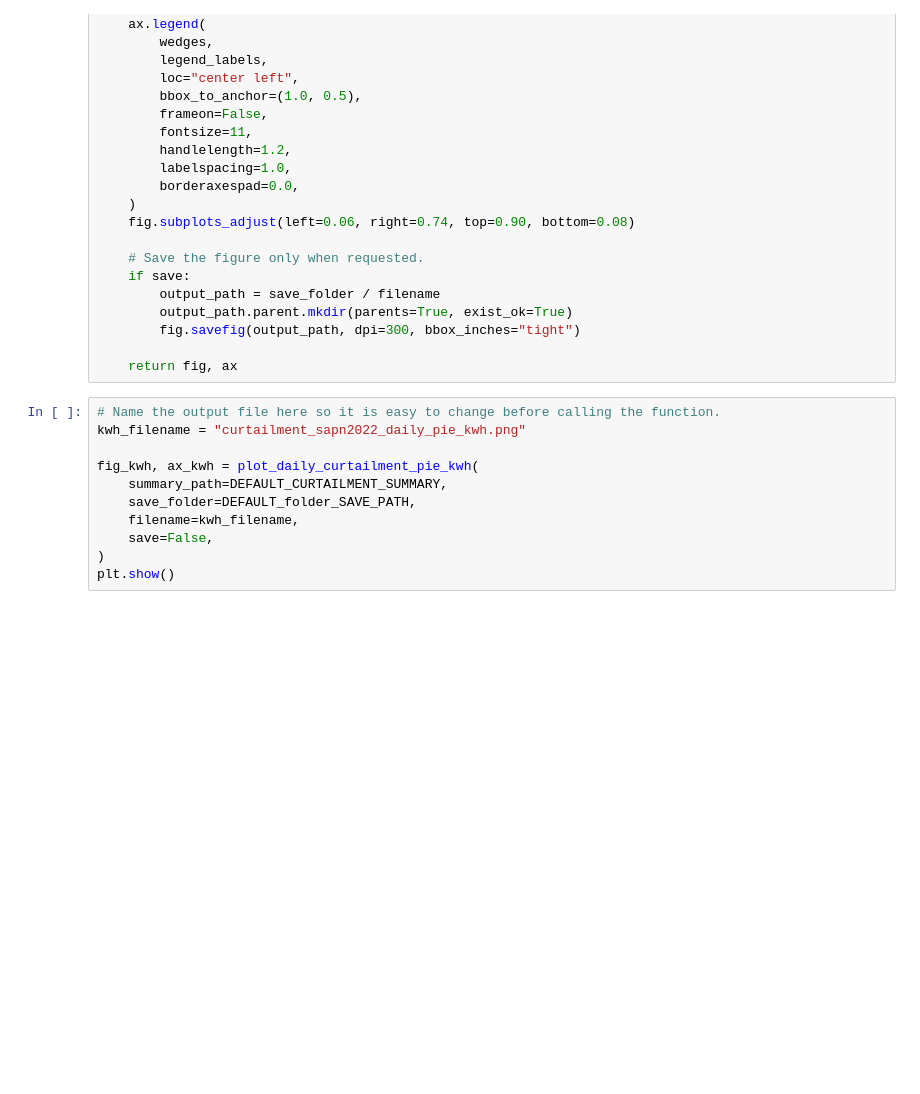
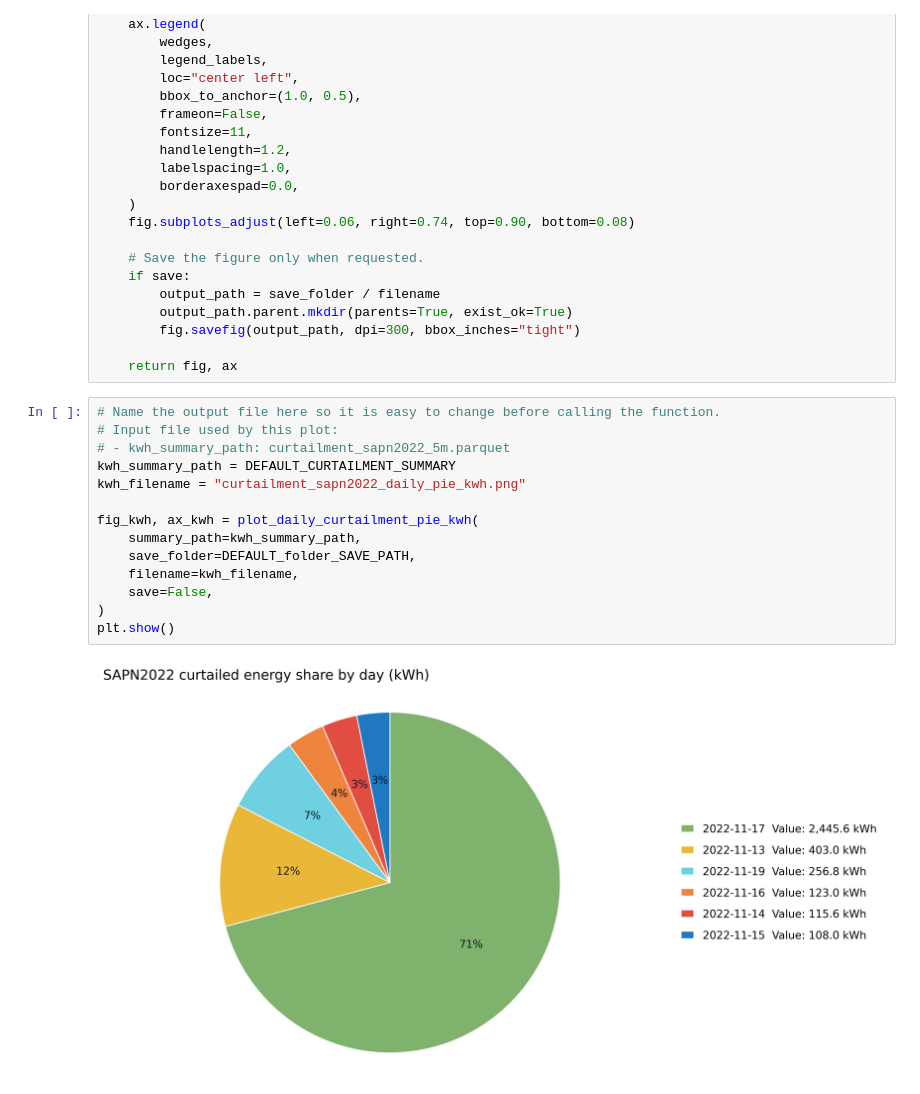
Before and after one commit to UNSW-CEEM/CICCADA, a Jupyter notebook: SAPN2022_Analysis/curtailment/scripts/plot_aggregates.ipynb, the cells around one changed output. Saved outputs shown, nothing was run; the diff lists cells and outputs as text; blank space fills up the shorter version.

```diff
--- a/SAPN2022_Analysis/curtailment/scripts/plot_aggregates.ipynb
+++ b/SAPN2022_Analysis/curtailment/scripts/plot_aggregates.ipynb
@@ -285,12 +301,17 @@ def plot_daily_curtailment_pie_kwh(
     return fig, ax
 # %%
 # Name the output file here so it is easy to change before calling the function.
+# Input file used by this plot:
+# - kwh_summary_path: curtailment_sapn2022_5m.parquet
+kwh_summary_path = DEFAULT_CURTAILMENT_SUMMARY
 kwh_filename = "curtailment_sapn2022_daily_pie_kwh.png"
 
 fig_kwh, ax_kwh = plot_daily_curtailment_pie_kwh(
-    summary_path=DEFAULT_CURTAILMENT_SUMMARY,
+    summary_path=kwh_summary_path,
     save_folder=DEFAULT_folder_SAVE_PATH,
     filename=kwh_filename,
     save=False,
 )
 plt.show()
+# %% [output]
+[figure, added]
```
Also changed, not shown: parts of 17 cells of this notebook, 8 other files.
